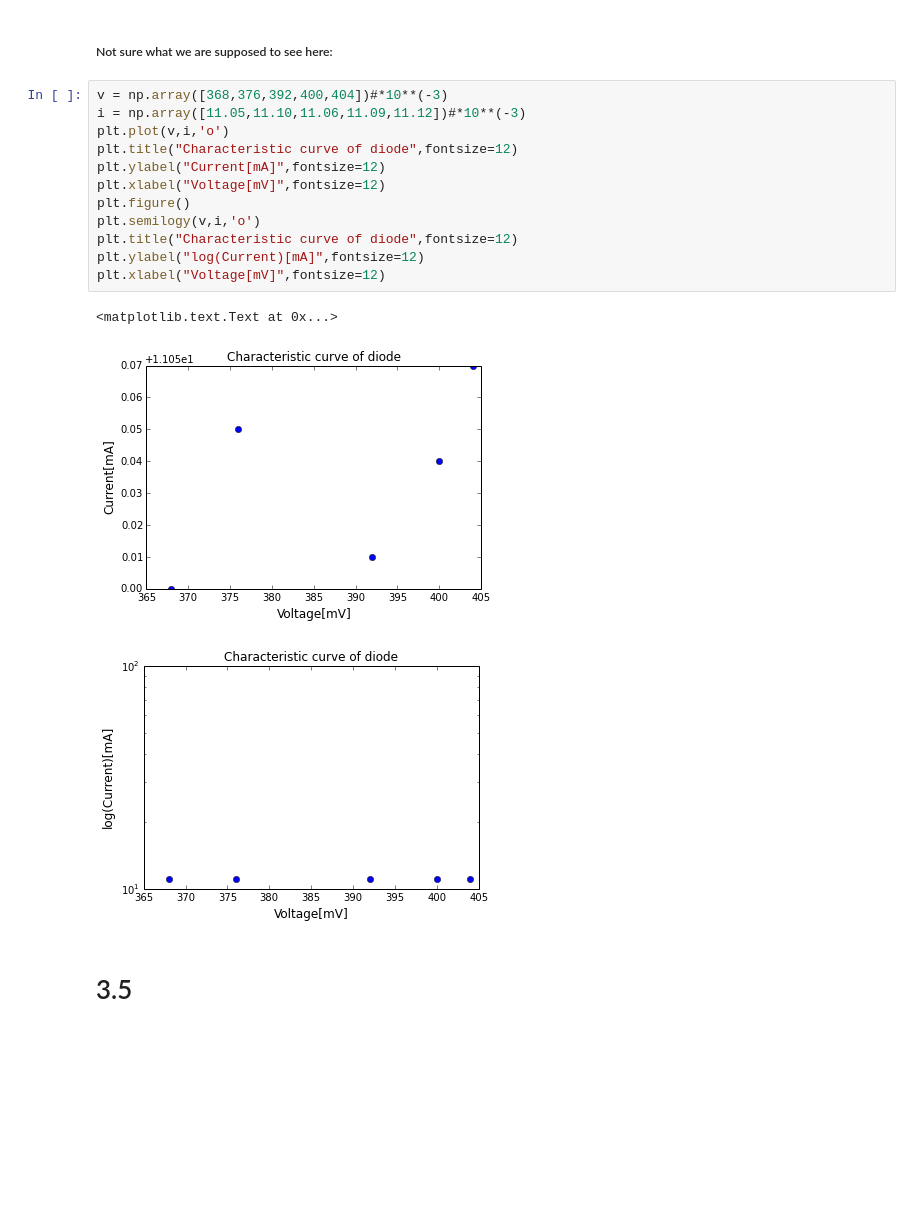
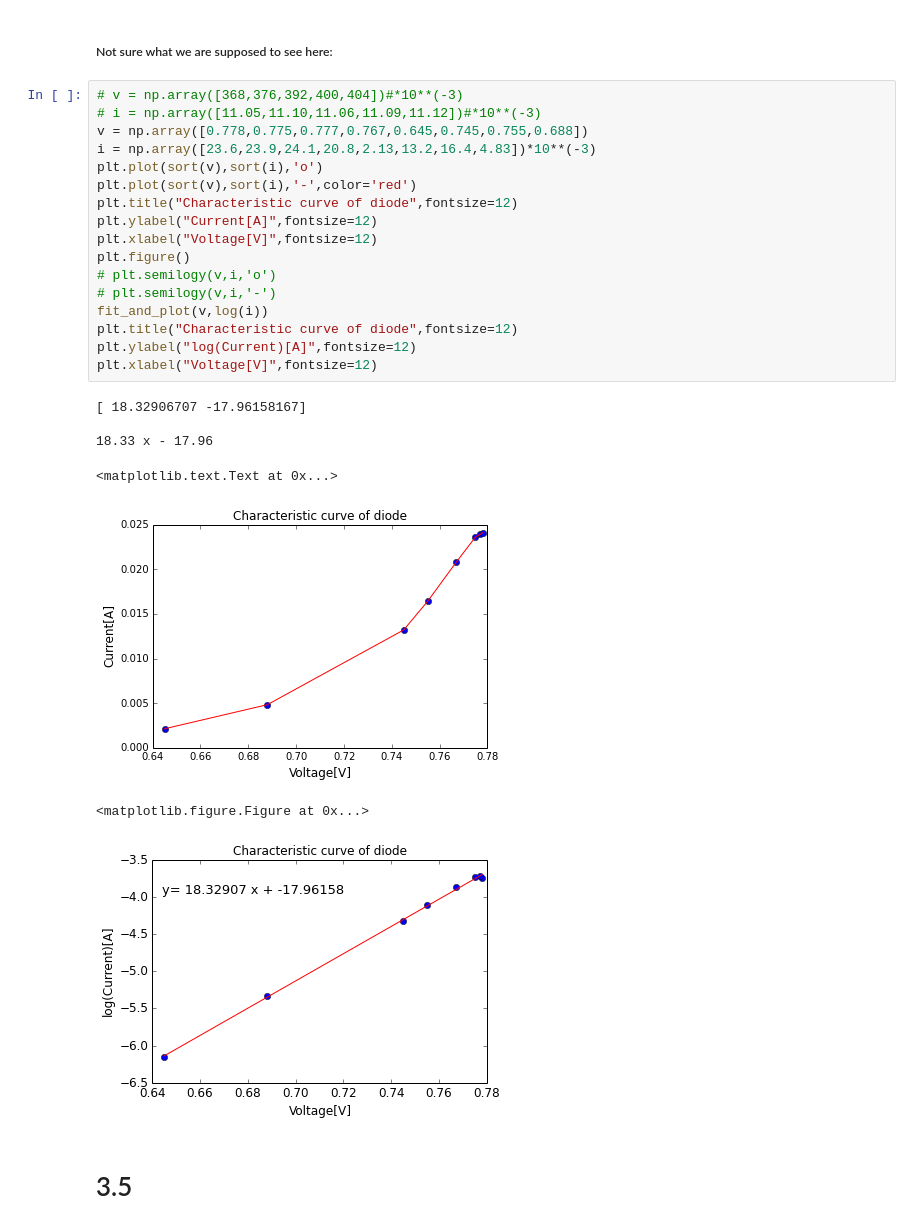
Before and after one commit to dorisjlee/111BSClab, a Jupyter notebook: lab3/Lab3.ipynb, the cells around one changed output. Cells and saved outputs as stored; diff of their text form; blank space fills up the shorter version.

```diff
--- a/lab3/Lab3.ipynb
+++ b/lab3/Lab3.ipynb
@@ -77,21 +89,30 @@ poly1d([ -1.82151150e-07,   1.22256693e-06])
 # %% [markdown]
 ##### Not sure what we are supposed to see here:
 # %%
-v = np.array([368,376,392,400,404])#*10**(-3)
-i = np.array([11.05,11.10,11.06,11.09,11.12])#*10**(-3)
-plt.plot(v,i,'o')
+# v = np.array([368,376,392,400,404])#*10**(-3)
+# i = np.array([11.05,11.10,11.06,11.09,11.12])#*10**(-3)
+v = np.array([0.778,0.775,0.777,0.767,0.645,0.745,0.755,0.688])
+i = np.array([23.6,23.9,24.1,20.8,2.13,13.2,16.4,4.83])*10**(-3)
+plt.plot(sort(v),sort(i),'o')
+plt.plot(sort(v),sort(i),'-',color='red')
 plt.title("Characteristic curve of diode",fontsize=12)
-plt.ylabel("Current[mA]",fontsize=12)
-plt.xlabel("Voltage[mV]",fontsize=12)
+plt.ylabel("Current[A]",fontsize=12)
+plt.xlabel("Voltage[V]",fontsize=12)
 plt.figure()
-plt.semilogy(v,i,'o')
+# plt.semilogy(v,i,'o')
+# plt.semilogy(v,i,'-')
+fit_and_plot(v,log(i))
 plt.title("Characteristic curve of diode",fontsize=12)
-plt.ylabel("log(Current)[mA]",fontsize=12)
-plt.xlabel("Voltage[mV]",fontsize=12)
+plt.ylabel("log(Current)[A]",fontsize=12)
+plt.xlabel("Voltage[V]",fontsize=12)
 # %% [output]
-<matplotlib.text.Text at 0x...>
+[ 18.32906707 -17.96158167]
+
+18.33 x - 17.96
+<matplotlib.text.Text at 0x...>
-[figure, old version]
+[figure, new version]
+<matplotlib.figure.Figure at 0x...>
-[figure, old version]
+[figure, new version]
 # %% [markdown]
 # 3.5
 # %%
```
Also changed, not shown: parts of 29 cells of this notebook, 18 other files.
